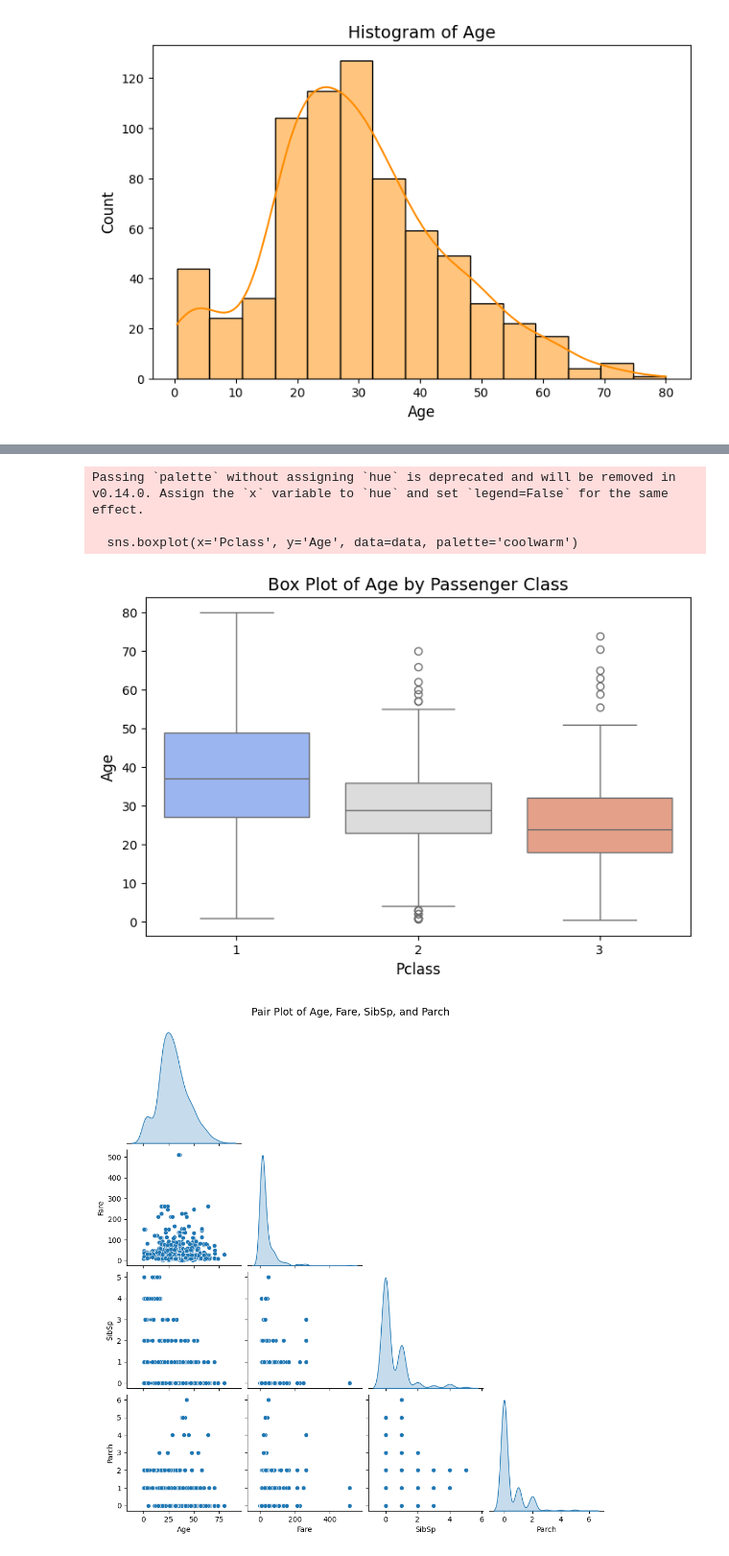
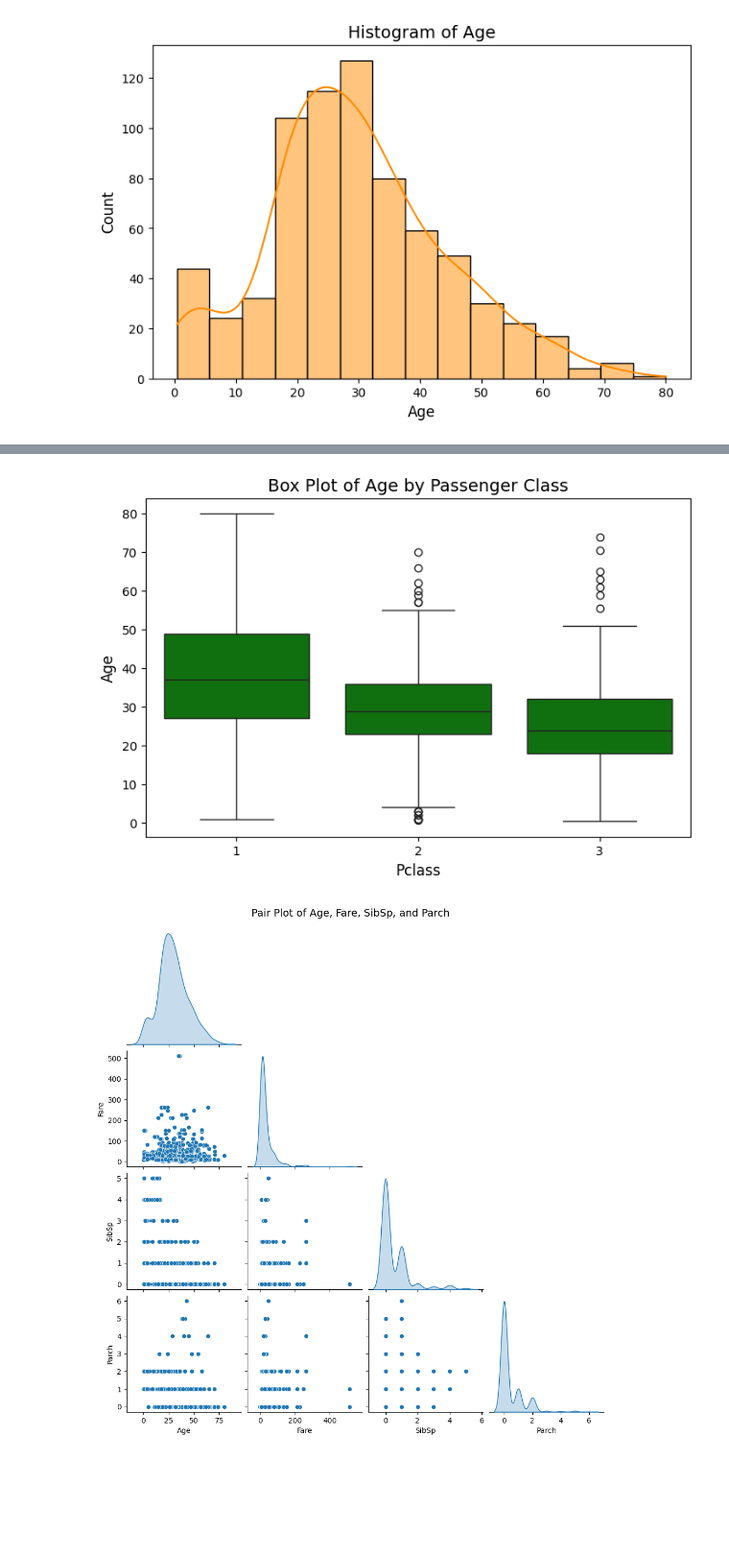
Before and after one commit to 2303A51552/ADM-2025, a Jupyter notebook: Lab_02.ipynb, the cells around one changed output, grey strips where cells are left out. Shown: that part at 96% size. Cells and saved outputs as stored; diff of their text form; code cells hidden in the pictures; blank space fills up the shorter version.

```diff
--- a/Lab_02.ipynb
+++ b/Lab_02.ipynb
@@ -6,7 +6,7 @@ import pandas as pd
 import seaborn as sns
 import matplotlib.pyplot as plt
 # %%
-data=pd.read_csv("//content/_titanic.csv")
+data=pd.read_csv("/content/_titanic.csv")
 # %%
 # 1. Generate statistical summary
 print("Statistical Summary:")
@@ -57,16 +54,13 @@ Passing `palette` without assigning `hue` is deprecated and will be removed in v
 # %%
 # c. Box Plot of Age by Passenger Class
 plt.figure(figsize=(8, 5))
-sns.boxplot(x='Pclass', y='Age', data=data, palette='coolwarm')
+sns.boxplot(x='Pclass', y='Age', data=data,color='green')
 plt.title('Box Plot of Age by Passenger Class', fontsize=14)
 plt.xlabel('Pclass', fontsize=12)
 plt.ylabel('Age', fontsize=12)
 plt.show()
 # %% [output]
-Passing `palette` without assigning `hue` is deprecated and will be removed in v0.14.0. Assign the `x` variable to `hue` and set `legend=False` for the same effect.
-
-  sns.boxplot(x='Pclass', y='Age', data=data, palette='coolwarm')
-[figure, old version]
+[figure, new version]
 # %%
 # d. Pair Plot
 sns.pairplot(data[['Age', 'Fare', 'SibSp', 'Parch']].dropna(), diag_kind='kde', corner=True, palette='cubehelix')
```
Also changed, not shown: parts of 4 cells of this notebook.
